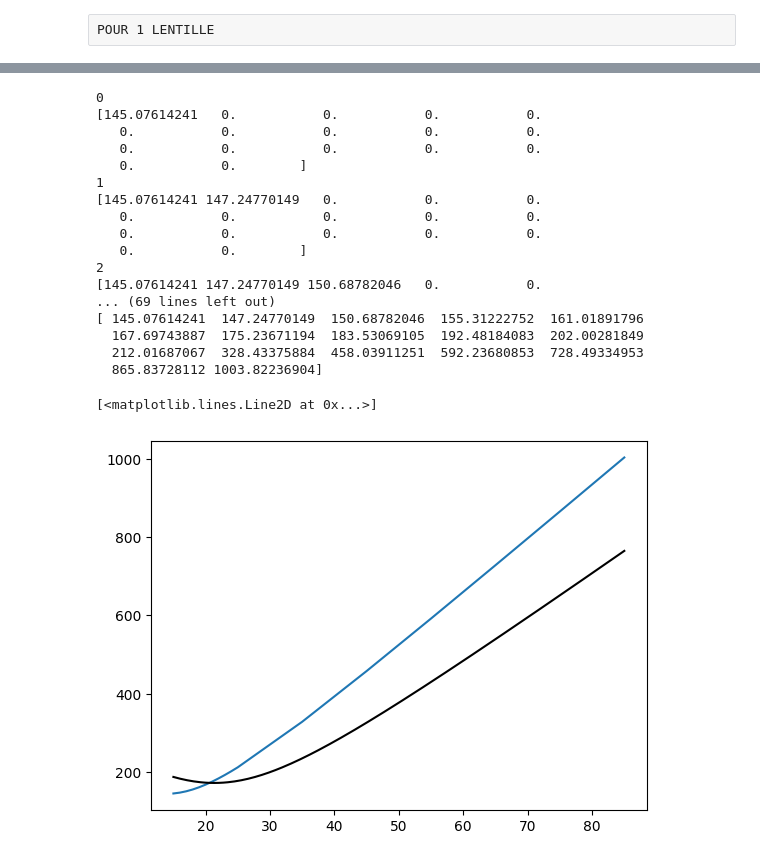
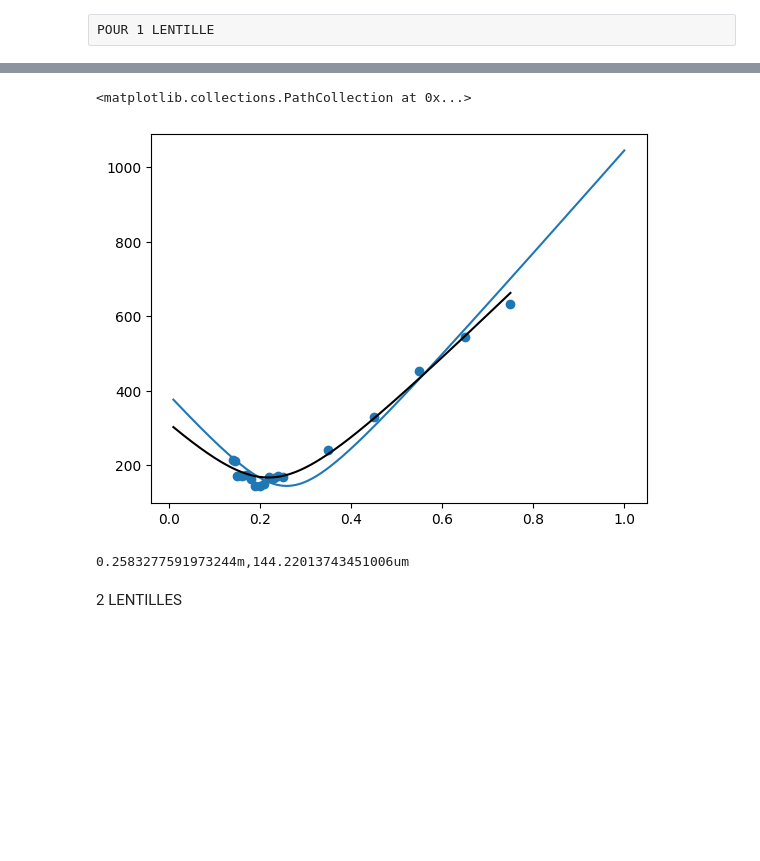
Before and after one commit to Simarties/Labo3, a Jupyter notebook: LaboGaussien/gausmain.ipynb, the cells around one changed output, grey strips where cells are left out. Saved outputs shown, nothing was run; the diff lists cells and outputs as text; code cells hidden in the pictures; blank space fills up the shorter version.

Commit message:
1er lentille + presque la 2ieme

```diff
--- a/LaboGaussien/gausmain.ipynb
+++ b/LaboGaussien/gausmain.ipynb
@@ -84,4 +103,4 @@ plt.savefig('graphes\\fitz0.png')
 # %%
-zRfit0 = (w0_fit*1e-06)**2*np.pi/(632.8*1e-09)*100
+zRfit0 = (w0_fit*1e-06)**2*np.pi/(632.8*1e-09)
 print(f'zR={zRfit0:.2f}m')
 # %% [output]
@@ -104,12 +110,12 @@ POUR 1 LENTILLE
 # %%
 donnees1lentille = os.listdir('C:\\Users\\simar\\PycharmProjects\\courslabo3\\LaboGaussien\\donnees\\lentille1')
 
-distance1lent = [float(i.replace('cm','').replace('_l1','.')) for i in donnees1lentille]
+distance1lent = [float(i.replace('cm','').replace('_l1','').replace('p','.')) for i in donnees1lentille]
 
 dic1lent_no = dict(zip(distance1lent,donnees1lentille)) #permet de trier les valeurs selon la distance
 dic1lent = dict(sorted(dic1lent_no.items())) #me creer un dictionnaire qui est ordonné selon la distance
 for i in dic1lent:
     print(dic1lent[i])
     spectre1lent = np.loadtxt(f'C:\\Users\\simar\\PycharmProjects\\courslabo3\\LaboGaussien\\donnees\\lentille1\\{dic1lent[i]}')
-    plt.scatter(spectre1lent[1:,0],spectre1lent[1:,1])
-    plt.show()
+    #plt.scatter(spectre1lent[1:,0],spectre1lent[1:,1])
+    #plt.show()
@@ -154,5 +179,5 @@ for k,i in enumerate(dic1lent):
 # %%
-z_1lent = np.array(list(dic1lent.keys()))
+z_1lent = np.array(list(dic1lent.keys()))/100
 
 w0_1 = ws1lent.min()
 z0_1 = z[ws1lent.argmin()]
@@ -162,7 +187,7 @@ popt,pcov = curve_fit(courbeQuad,z_1lent,ws1lent,p0=p01,bounds=bounds, maxfev=20
 w01_fit, z01_fit = popt
 print(w01_fit, z01_fit)
 
-Z = np.linspace(z_1lent.min(),z_1lent.max(),200)
+Z = np.linspace(0.01,z_1lent.max(),200)
 plt.scatter(z_1lent,ws1lent)
 plt.plot(Z,courbeQuad(Z,*popt),color='black')
 plt.savefig('graphes\\fitz0_1.png')
@@ -172,30 +198,38 @@ plt.savefig('graphes\\fitz0_1.png')
+# %%
+##################################### Partie théorique pour les q' ##################################
+
+def UnSurq_z(q,A,B,C,D):
+    return  ( C+D*(1/q) ) / ( A + B*(1/q) )
+
+q_z1 = 1j*zRfit0
+unsurq2 = UnSurq_z(q_z1,1,0.03,0,1)
+q_z2 = 1/unsurq2
+unsurq3 = UnSurq_z(q_z2,1,0,-1/.20,1)
+
+#####################################################################################################
 # %%
-w_z3 = np.zeros(len(dic1lent))
-for k,i in enumerate(z_1lent):
-    print(k)
-    Q = (UnSurq_z(1/unsurq3,1,i,0,1).imag)
+##################################### Comparaison théorie vs expérimentale pour 1 lentille ##########
+
+ztheo1 = np.linspace(.01,1,300)
+
+w_z3 = np.zeros(len(ztheo1))
+for k,i in enumerate(ztheo1):
+    #print(k,i/100)
+    Q = UnSurq_z(1/unsurq3,1,(i-.1199),0,1)
+    #print(Q)
+    Q=Q.imag
     w_z3[k] = np.sqrt( -(632.8e-09)/(np.pi*Q))
-    print(w_z3*1e5)
+    #print(w_z3*1000000)
 
-plt.plot(z_1lent,w_z3*1e5)
+plt.plot(ztheo1,w_z3*1000000)
 plt.plot(Z,courbeQuad(Z,*popt),color='black')
+plt.scatter(z_1lent,ws1lent)
 # %% [output]
-0
-[145.07614241   0.           0.           0.           0.
-   0.           0.           0.           0.           0.
-   0.           0.           0.           0.           0.
-   0.           0.        ]
-1
-[145.07614241 147.24770149   0.           0.           0.
-   0.           0.           0.           0.           0.
-   0.           0.           0.           0.           0.
-   0.           0.        ]
-2
-[145.07614241 147.24770149 150.68782046   0.           0.
-... (69 lines left out)
-[ 145.07614241  147.24770149  150.68782046  155.31222752  161.01891796
-  167.69743887  175.23671194  183.53069105  192.48184083  202.00281849
-  212.01687067  328.43375884  458.03911251  592.23680853  728.49334953
-  865.83728112 1003.82236904]
+<matplotlib.collections.PathCollection at 0x...>
-[<matplotlib.lines.Line2D at 0x...>]
-[figure, old version]
+[figure, new version]
+# %%
+print(f'{ztheo1[np.argmin(w_z3)]}m,{w_z3.min() * 1000000}um')
+# %% [output]
+0.2583277591973244m,144.22013743451006um
+# %% [markdown]
+2 LENTILLES
```
Also changed, not shown: parts of 10 cells of this notebook, 38 other files.
